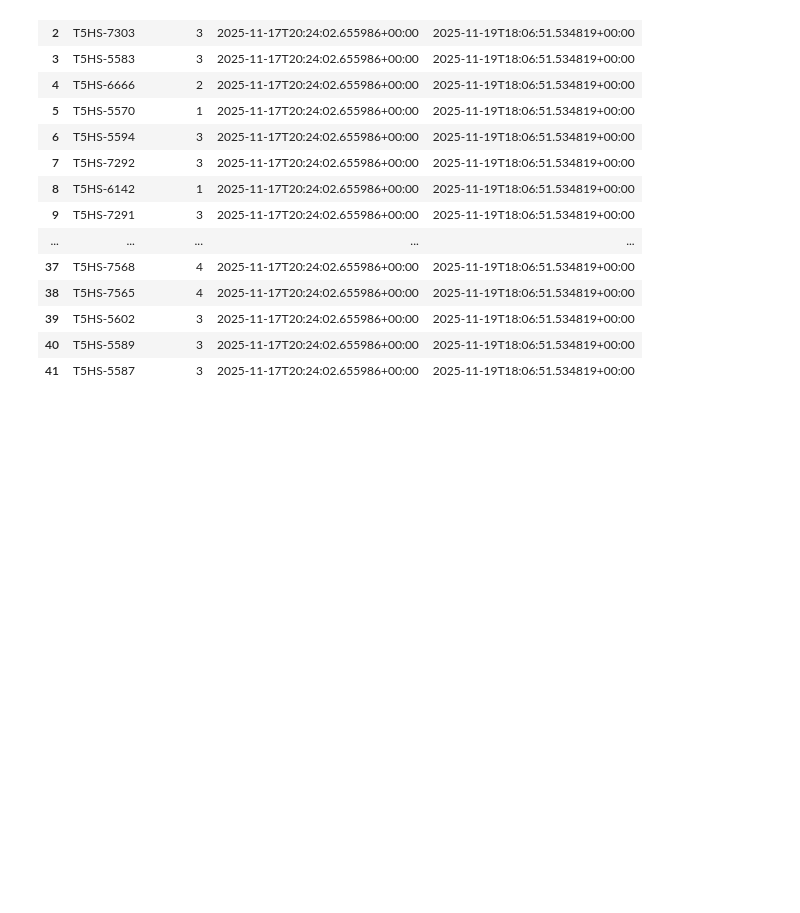
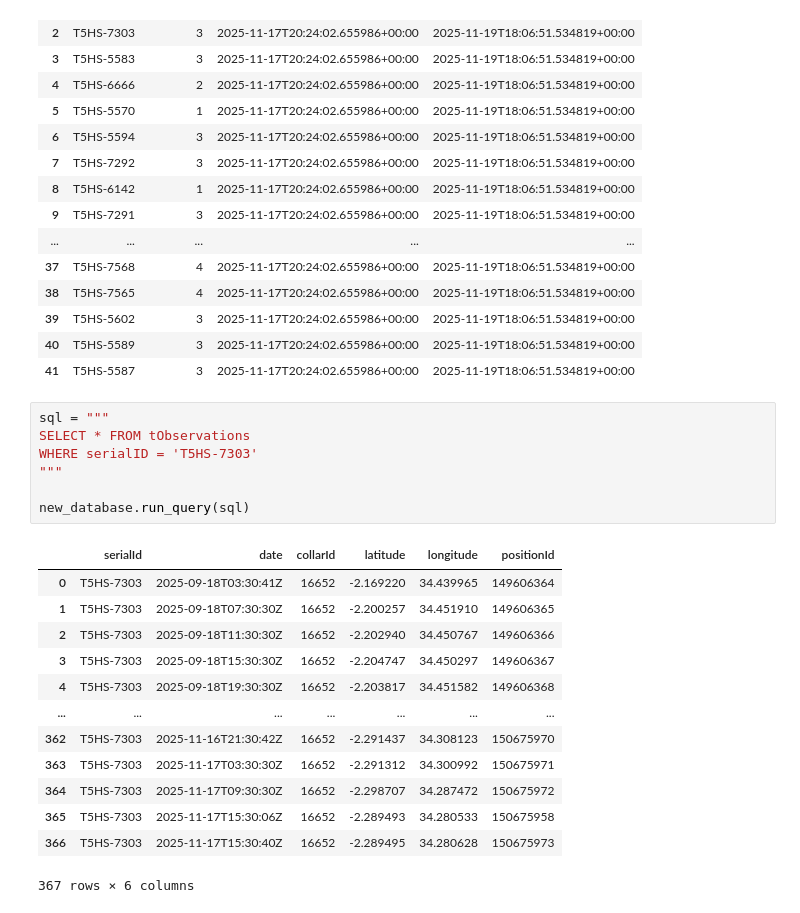
Before and after one commit to christillotson/SMARTctws, a Jupyter notebook: src/TestingNotebook.ipynb, the cells around one changed output. Cells and saved outputs as stored; diff of their text form; blank space fills up the shorter version.

```diff
--- a/src/TestingNotebook.ipynb
+++ b/src/TestingNotebook.ipynb
@@ -401,3 +401,24 @@ new_database.run_query(sql)
 | 39 | T5HS-5602 | 3 | 2025-11-17T20:24:02.655986+00:00 | 2025-11-19T18:06:51.534819+00:00 |
 | 40 | T5HS-5589 | 3 | 2025-11-17T20:24:02.655986+00:00 | 2025-11-19T18:06:51.534819+00:00 |
 | 41 | T5HS-5587 | 3 | 2025-11-17T20:24:02.655986+00:00 | 2025-11-19T18:06:51.534819+00:00 |
+# %%
+sql = """
+SELECT * FROM tObservations
+WHERE serialID = 'T5HS-7303'
+"""
+
+new_database.run_query(sql)
+# %% [output]
+|  | serialId | date | collarId | latitude | longitude | positionId |
+| 0 | T5HS-7303 | 2025-09-18T03:30:41Z | 16652 | -2.169220 | 34.439965 | 149606364 |
+| 1 | T5HS-7303 | 2025-09-18T07:30:30Z | 16652 | -2.200257 | 34.451910 | 149606365 |
+| 2 | T5HS-7303 | 2025-09-18T11:30:30Z | 16652 | -2.202940 | 34.450767 | 149606366 |
+| 3 | T5HS-7303 | 2025-09-18T15:30:30Z | 16652 | -2.204747 | 34.450297 | 149606367 |
+| 4 | T5HS-7303 | 2025-09-18T19:30:30Z | 16652 | -2.203817 | 34.451582 | 149606368 |
+| ... | ... | ... | ... | ... | ... | ... |
+| 362 | T5HS-7303 | 2025-11-16T21:30:42Z | 16652 | -2.291437 | 34.308123 | 150675970 |
+| 363 | T5HS-7303 | 2025-11-17T03:30:30Z | 16652 | -2.291312 | 34.300992 | 150675971 |
+| 364 | T5HS-7303 | 2025-11-17T09:30:30Z | 16652 | -2.298707 | 34.287472 | 150675972 |
+| 365 | T5HS-7303 | 2025-11-17T15:30:06Z | 16652 | -2.289493 | 34.280533 | 150675958 |
+| 366 | T5HS-7303 | 2025-11-17T15:30:40Z | 16652 | -2.289495 | 34.280628 | 150675973 |
+367 rows × 6 columns
```
Also changed, not shown: parts of 1 cell of this notebook, 1 other file.
